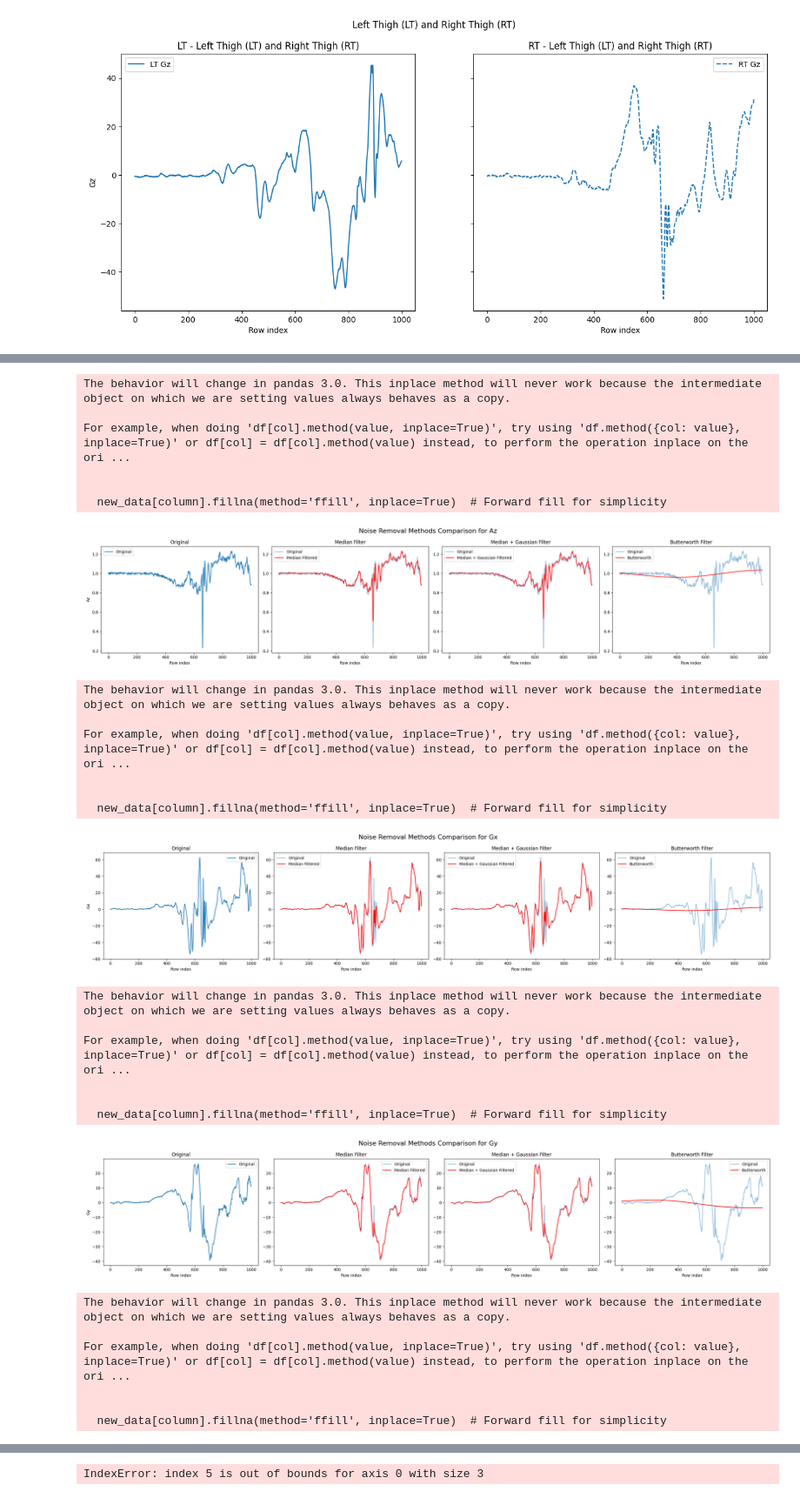
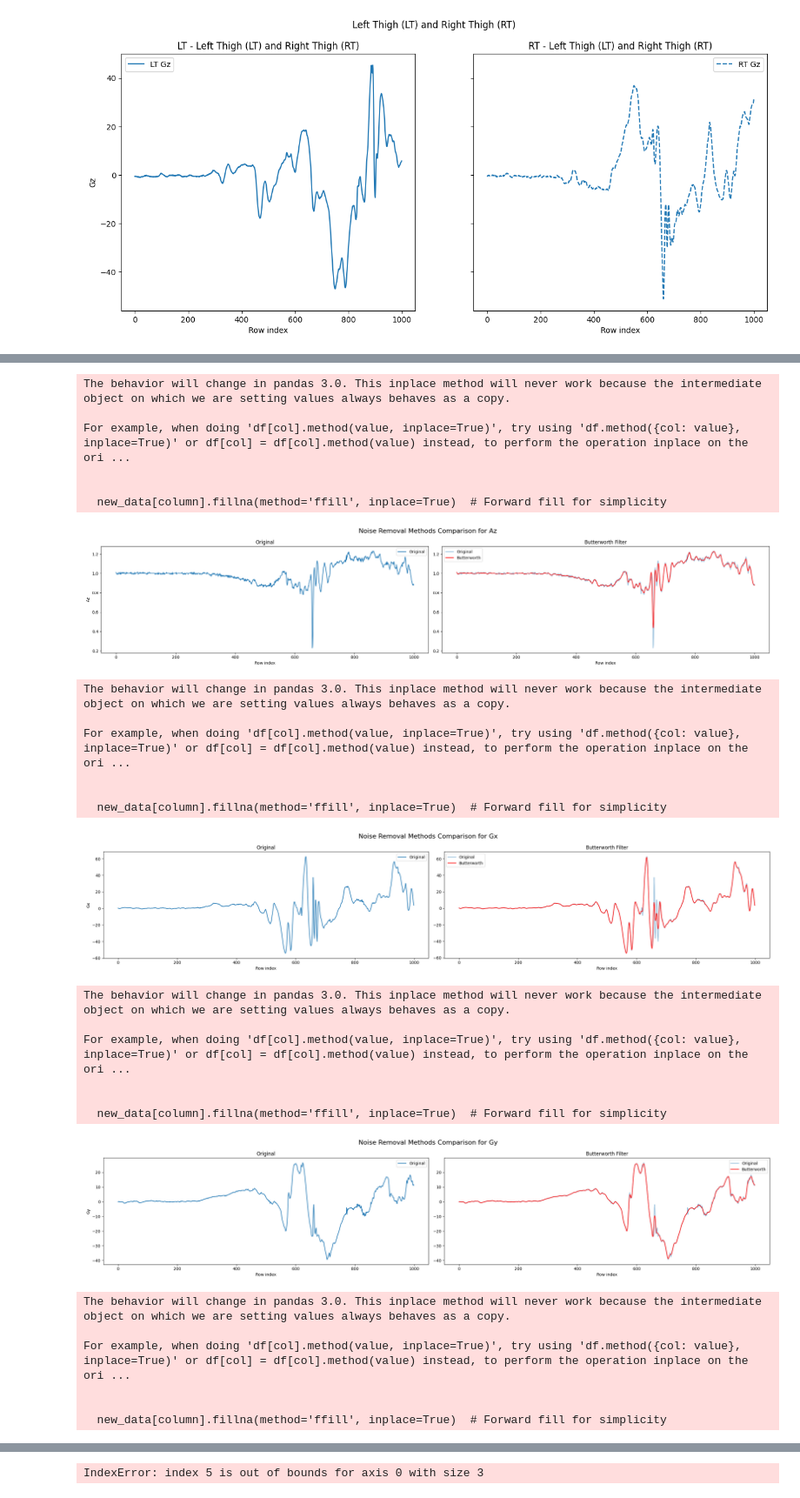
Before and after one commit to manoj1749/gait-research, a Jupyter notebook: plot-new-dataset.ipynb, the cells around one changed output, grey strips where cells are left out. Shown at 87% size. Cells and saved outputs as stored; diff of their text form; code cells hidden in the pictures.

```diff
--- a/plot-new-dataset.ipynb
+++ b/plot-new-dataset.ipynb
@@ -289,7 +289,7 @@ def butterworth_filter(data, cutoff_frequency, sample_rate, order=4):
     return filtered_data
 # %%
 # Parameters
-cutoff_frequency = 0.1  # Cutoff frequency in Hz
+cutoff_frequency = 20  # Cutoff frequency in Hz
 sample_rate = 100       # Sample rate in Hz
 order = 4              # Order of the Butterworth filter
 # %%
@@ -319,16 +319,16 @@ for column in columns_to_process:
     # new_data[f'{column}_wavelet'] = wavelet_denoising(new_data[column], wavelet='db1', level=1)
 
      # Apply median filter
-    new_data[f'{column}_median'] = median_filter(new_data[column], kernel_size=7)
+    # new_data[f'{column}_median'] = median_filter(new_data[column], kernel_size=7)
     new_data[f'{column}_butterworth'] = butterworth_filter(new_data[column], cutoff_frequency, sample_rate, order)
     # Apply Gaussian filter on the result of the median filter
-    new_data[f'{column}_median_gaussian'] = gaussian_filter_custom(new_data[f'{column}_median'], sigma=1.2)
+    # new_data[f'{column}_median_gaussian'] = gaussian_filter_custom(new_data[f'{column}_median'], sigma=1.2)
 
 
     # Calculate data loss
     data_loss[column] = {
-        'Median + Gaussian MAE': mean_absolute_error(new_data[column], new_data[f'{column}_median_gaussian']),
-        'Median + Gaussian MSE': mean_squared_error(new_data[column], new_data[f'{column}_median_gaussian']),
+        # 'Median + Gaussian MAE': mean_absolute_error(new_data[column], new_data[f'{column}_median_gaussian']),
+        # 'Median + Gaussian MSE': mean_squared_error(new_data[column], new_data[f'{column}_median_gaussian']),
         'Butterworth MAE': mean_absolute_error(new_data[column], new_data[f'{column}_butterworth']),
         'Butterworth MSE': mean_squared_error(new_data[column], new_data[f'{column}_butterworth']),
 
@@ -347,7 +347,7 @@ for column in columns_to_process:
     }
     # Plot results
     def plot_comparison(data, column):
-        fig, axs = plt.subplots(1, 4, figsize=(24, 5))
+        fig, axs = plt.subplots(1, 2, figsize=(24, 5))
         fig.suptitle(f'Noise Removal Methods Comparison for {column}', fontsize=16)
 
         # Original
@@ -357,22 +357,22 @@ for column in columns_to_process:
         axs[0].set_ylabel(column)
 
         # Median Filter
-        axs[1].plot(data.index[:1000], data[column][:1000], label='Original', alpha=0.5)
-        axs[1].plot(data.index[:1000], data[f'{column}_median'][:1000], label='Median Filtered', color='red')
-        axs[1].set_title('Median Filter')
-        axs[1].set_xlabel('Row index')
+        # axs[1].plot(data.index[:1000], data[column][:1000], label='Original', alpha=0.5)
+        # axs[1].plot(data.index[:1000], data[f'{column}_median'][:1000], label='Median Filtered', color='red')
+        # axs[1].set_title('Median Filter')
+        # axs[1].set_xlabel('Row index')
 
         # Median + Gaussian Filter
-        axs[2].plot(data.index[:1000], data[column][:1000], label='Original', alpha=0.5)
-        axs[2].plot(data.index[:1000], data[f'{column}_median_gaussian'][:1000], label='Median + Gaussian Filtered', color='red')
-        axs[2].set_title('Median + Gaussian Filter')
-        axs[2].set_xlabel('Row index')
+        # axs[2].plot(data.index[:1000], data[column][:1000], label='Original', alpha=0.5)
+        # axs[2].plot(data.index[:1000], data[f'{column}_median_gaussian'][:1000], label='Median + Gaussian Filtered', color='red')
+        # axs[2].set_title('Median + Gaussian Filter')
+        # axs[2].set_xlabel('Row index')
 
         # Median Filter
-        axs[3].plot(data.index[:1000], data[column][:1000], label='Original', alpha=0.5)
-        axs[3].plot(data.index[:1000], data[f'{column}_butterworth'][:1000], label='Butterworth', color='red')
-        axs[3].set_title('Butterworth Filter')
-        axs[3].set_xlabel('Row index')
+        axs[1].plot(data.index[:1000], data[column][:1000], label='Original', alpha=0.5)
+        axs[1].plot(data.index[:1000], data[f'{column}_butterworth'][:1000], label='Butterworth', color='red')
+        axs[1].set_title('Butterworth Filter')
+        axs[1].set_xlabel('Row index')
 
         for ax in axs:
             ax.legend()
@@ -399,24 +399,24 @@ For example, when doing 'df[col].method(value, inplace=True)', try using 'df.met
 The behavior will change in pandas 3.0. This inplace method will never work because the intermediate object on which we are setting values always behaves as a copy.
 
 For example, when doing 'df[col].method(value, inplace=True)', try using 'df.method({col: value}, inplace=True)' or df[col] = df[col].method(value) instead, to perform the operation inplace on the ori ...
 
 
   new_data[column].fillna(method='ffill', inplace=True)  # Forward fill for simplicity
-[figure, old version]
+[figure, new version]
 The behavior will change in pandas 3.0. This inplace method will never work because the intermediate object on which we are setting values always behaves as a copy.
 
 For example, when doing 'df[col].method(value, inplace=True)', try using 'df.method({col: value}, inplace=True)' or df[col] = df[col].method(value) instead, to perform the operation inplace on the ori ...
 
 
   new_data[column].fillna(method='ffill', inplace=True)  # Forward fill for simplicity
-[figure, old version]
+[figure, new version]
 The behavior will change in pandas 3.0. This inplace method will never work because the intermediate object on which we are setting values always behaves as a copy.
 
 For example, when doing 'df[col].method(value, inplace=True)', try using 'df.method({col: value}, inplace=True)' or df[col] = df[col].method(value) instead, to perform the operation inplace on the ori ...
 
 
   new_data[column].fillna(method='ffill', inplace=True)  # Forward fill for simplicity
-[figure, old version]
+[figure, new version]
 The behavior will change in pandas 3.0. This inplace method will never work because the intermediate object on which we are setting values always behaves as a copy.
 
 For example, when doing 'df[col].method(value, inplace=True)', try using 'df.method({col: value}, inplace=True)' or df[col] = df[col].method(value) instead, to perform the operation inplace on the ori ...
```
Also changed, not shown: parts of 1 cell of this notebook, 1 other file.
